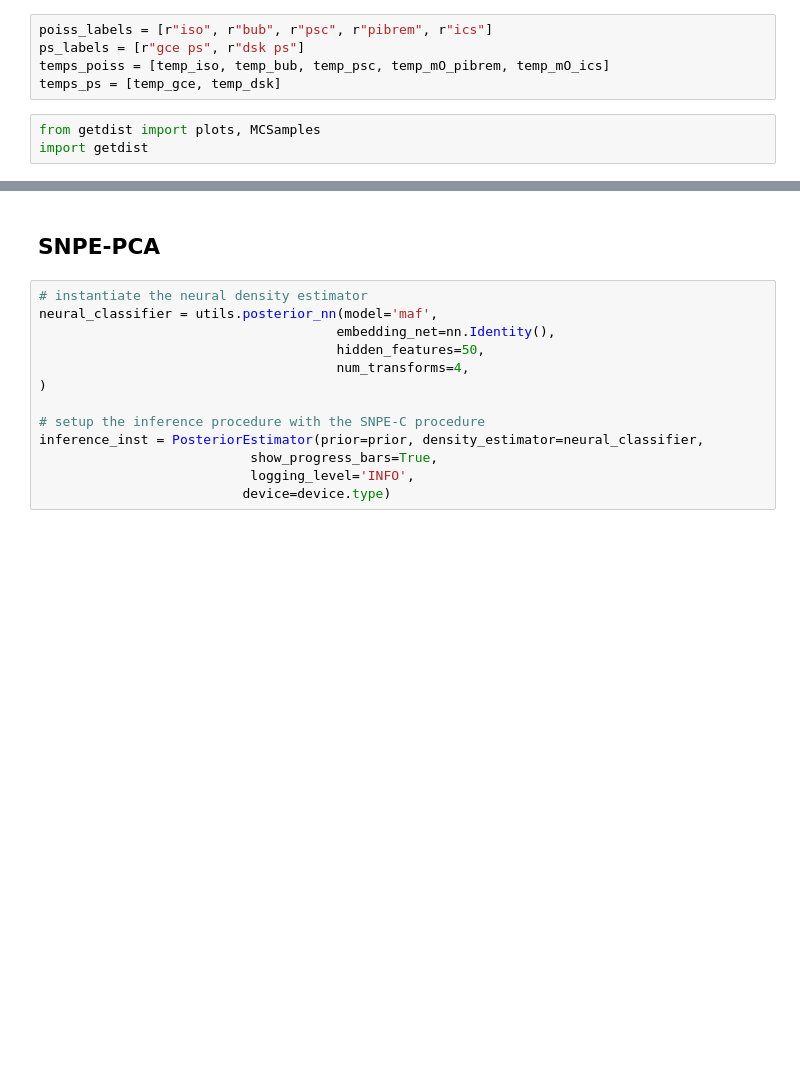
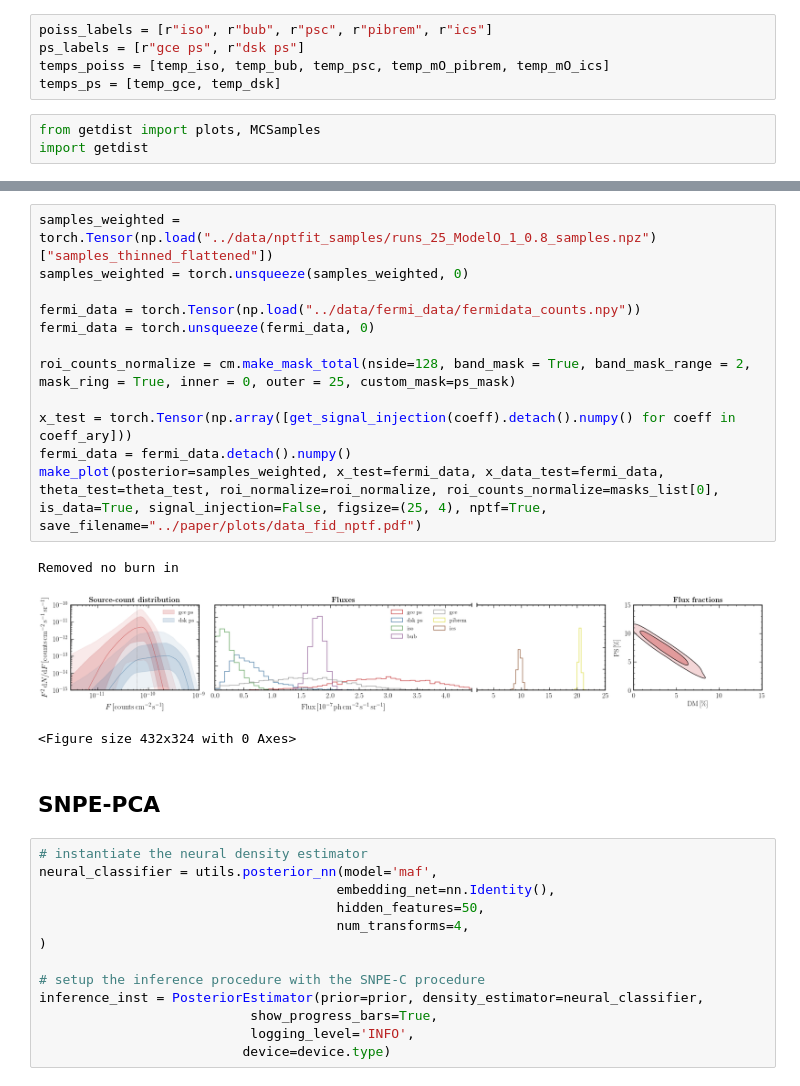
Before and after one commit to smsharma/fermi-gce-flows, a Jupyter notebook: notebooks/02_analysis.ipynb, the cells around one changed output, grey strips where cells are left out. Cells and saved outputs as stored; diff of their text form; blank space fills up the shorter version.

```diff
--- a/notebooks/02_analysis.ipynb
+++ b/notebooks/02_analysis.ipynb
@@ -415,4 +432,20 @@ Removed no burn in
 <Figure size 432x324 with 0 Axes>
+# %%
+samples_weighted = torch.Tensor(np.load("../data/nptfit_samples/runs_25_ModelO_1_0.8_samples.npz")["samples_thinned_flattened"])
+samples_weighted = torch.unsqueeze(samples_weighted, 0)
+
+fermi_data = torch.Tensor(np.load("../data/fermi_data/fermidata_counts.npy"))
+fermi_data = torch.unsqueeze(fermi_data, 0)
+
+roi_counts_normalize = cm.make_mask_total(nside=128, band_mask = True, band_mask_range = 2, mask_ring = True, inner = 0, outer = 25, custom_mask=ps_mask)
+
+x_test = torch.Tensor(np.array([get_signal_injection(coeff).detach().numpy() for coeff in coeff_ary]))
+fermi_data = fermi_data.detach().numpy()
+make_plot(posterior=samples_weighted, x_test=fermi_data, x_data_test=fermi_data, theta_test=theta_test, roi_normalize=roi_normalize, roi_counts_normalize=masks_list[0], is_data=True, signal_injection=False, figsize=(25, 4), nptf=True, save_filename="../paper/plots/data_fid_nptf.pdf")
+# %% [output]
+Removed no burn in
+[figure, added]
+<Figure size 432x324 with 0 Axes>
 # %% [markdown]
 ## SNPE-PCA
 # %%
```
Also changed, not shown: parts of 9 cells of this notebook, 29 other files.
